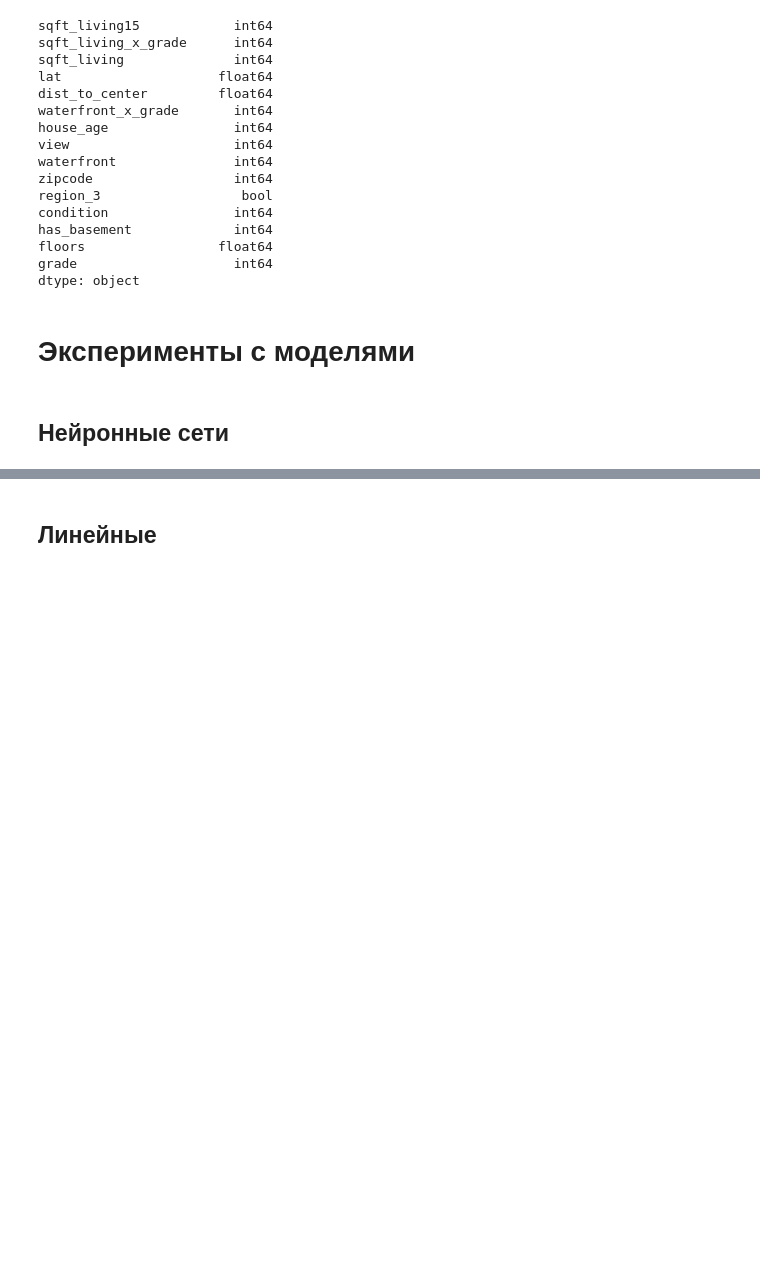
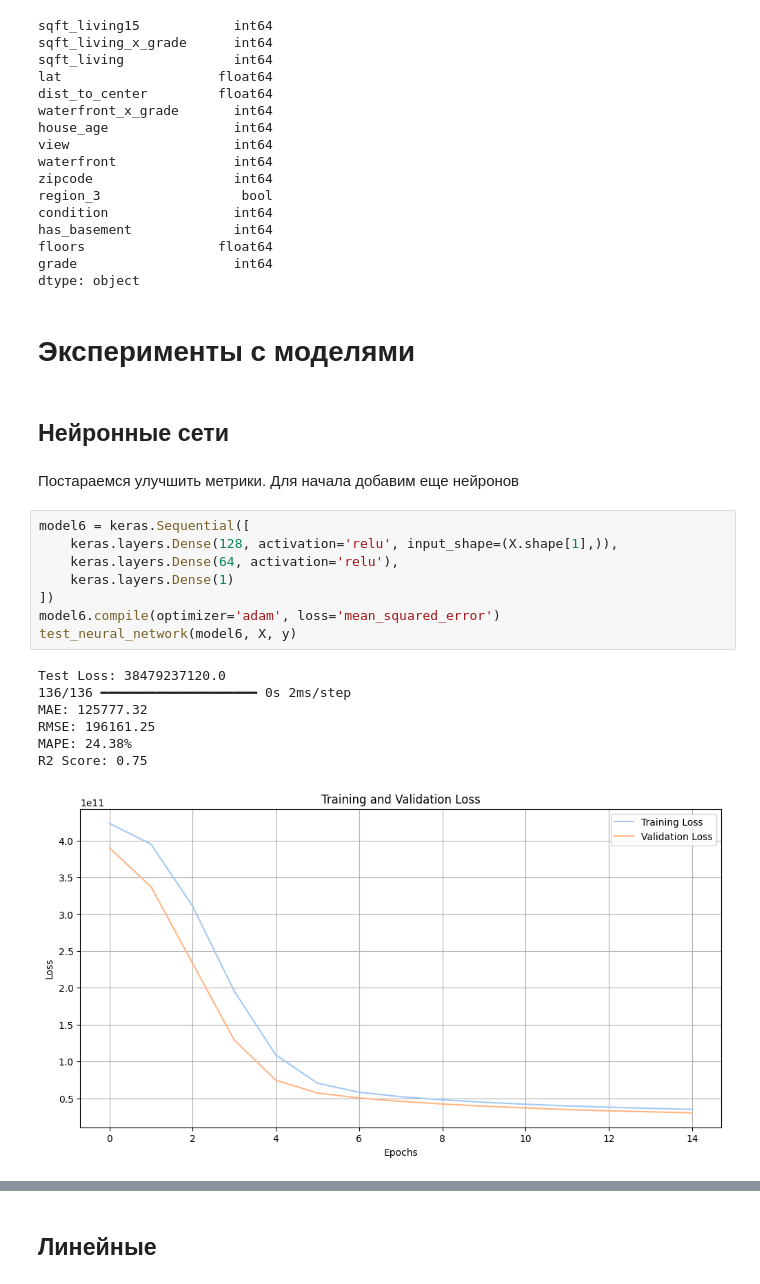
Before and after one commit to Daniil-Leshchev/house-sales-ml, a Jupyter notebook: house-sales.ipynb, the cells around one changed output, grey strips where cells are left out. Cells and saved outputs as stored; diff of their text form; blank space fills up the shorter version.

```diff
--- a/house-sales.ipynb
+++ b/house-sales.ipynb
@@ -1431,3 +1431,21 @@ dtype: object
 # Эксперименты с моделями
 # %% [markdown]
 ## Нейронные сети
+# %% [markdown]
+Постараемся улучшить метрики. Для начала добавим еще нейронов
+# %%
+model6 = keras.Sequential([
+    keras.layers.Dense(128, activation='relu', input_shape=(X.shape[1],)),
+    keras.layers.Dense(64, activation='relu'),
+    keras.layers.Dense(1)
+])
+model6.compile(optimizer='adam', loss='mean_squared_error')
+test_neural_network(model6, X, y)
+# %% [output]
+Test Loss: 38479237120.0
+136/136 ━━━━━━━━━━━━━━━━━━━━ 0s 2ms/step
+MAE: 125777.32
+RMSE: 196161.25
+MAPE: 24.38%
+R2 Score: 0.75
+[figure, added]
```
Also changed, not shown: parts of 48 cells of this notebook.
